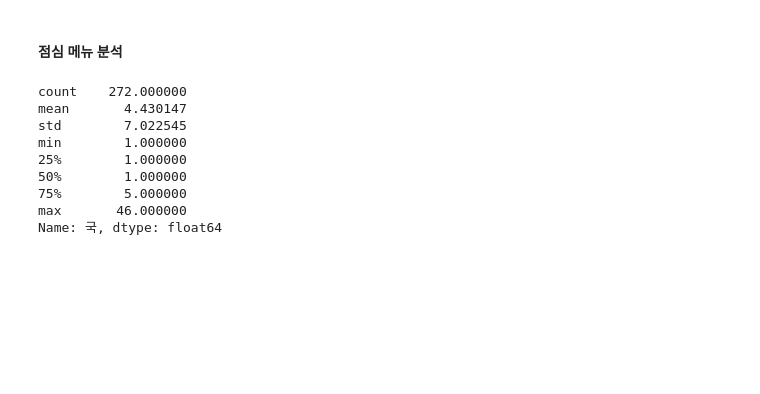
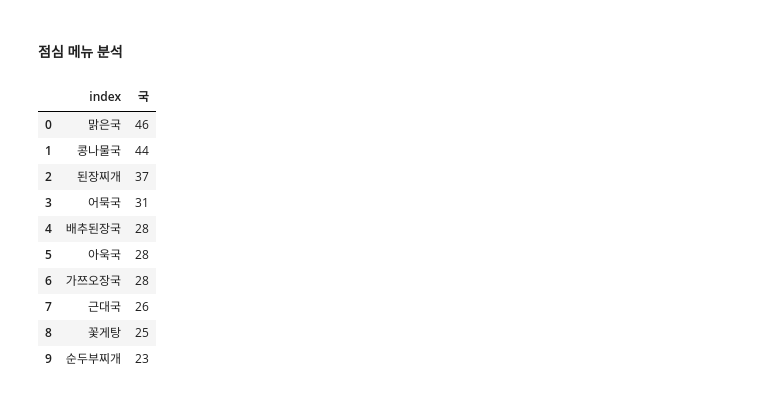
Before and after one commit to mkkim007/DuSiDataTeamGunaesigdang, a Jupyter notebook: week2/김민경.ipynb, the cells around one changed output. Saved outputs shown, nothing was run; the diff lists cells and outputs as text; code cells hidden in the pictures; blank space fills up the shorter version.

```diff
--- a/week2/김민경.ipynb
+++ b/week2/김민경.ipynb
@@ -336,14 +336,16 @@ train_ln.iloc[1066:1070, 7:]
 # %%
 # 국
 gook_df = pd.DataFrame(train_ln['국'].value_counts().reset_index())
-gook_df.국.describe()
+gook_df.head(10)
 # %% [output]
-count    272.000000
-mean       4.430147
-std        7.022545
-min        1.000000
-25%        1.000000
-50%        1.000000
-75%        5.000000
-max       46.000000
-Name: 국, dtype: float64
+|  | index | 국 |
+| 0 | 맑은국 | 46 |
+| 1 | 콩나물국 | 44 |
+| 2 | 된장찌개 | 37 |
+| 3 | 어묵국 | 31 |
+| 4 | 배추된장국 | 28 |
+| 5 | 아욱국 | 28 |
+| 6 | 가쯔오장국 | 28 |
+| 7 | 근대국 | 26 |
+| 8 | 꽃게탕 | 25 |
+| 9 | 순두부찌개 | 23 |
```
Also changed, not shown: parts of 12 cells of this notebook.
